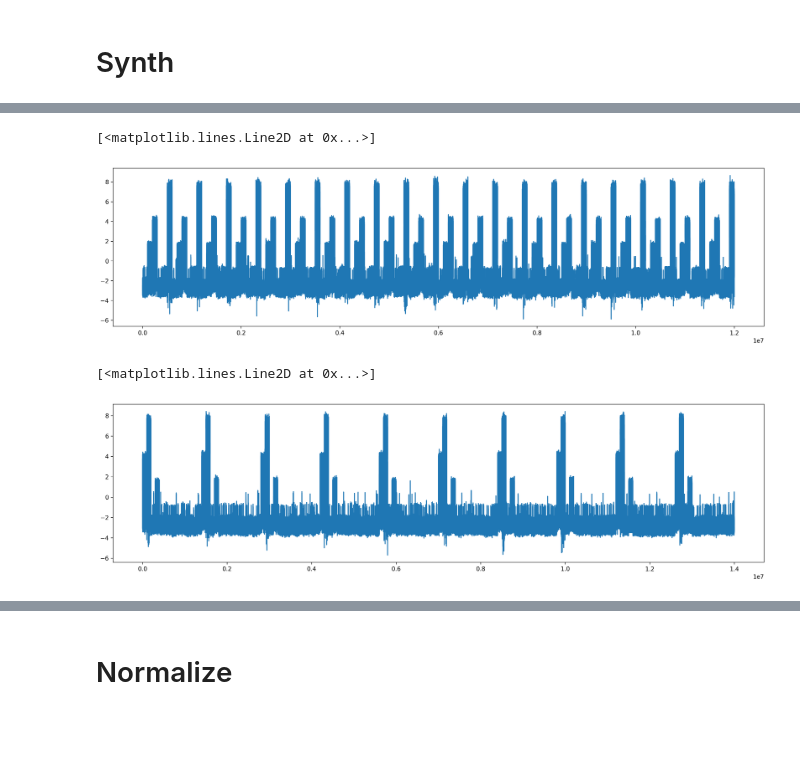
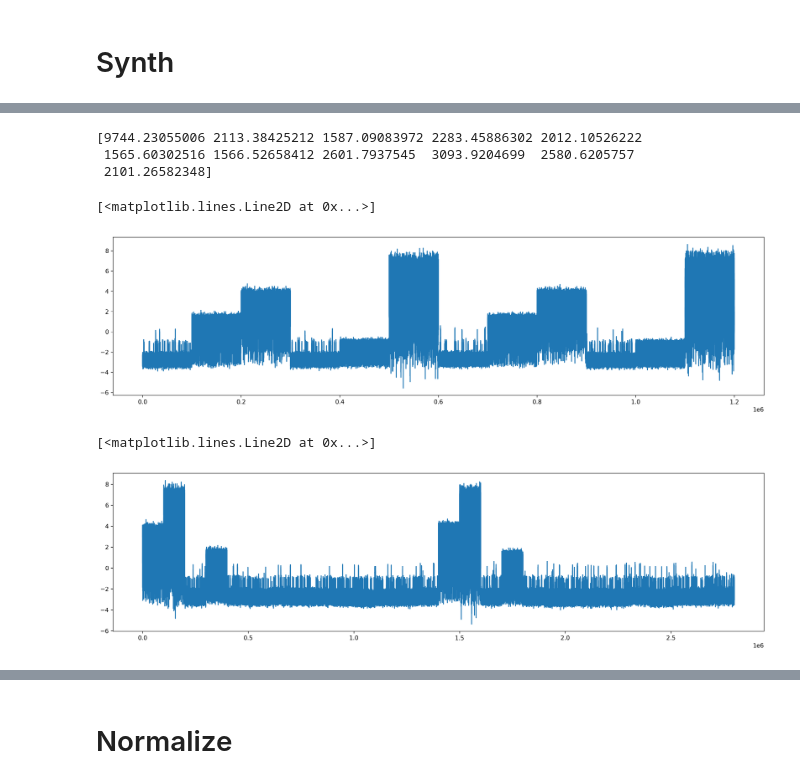
Before and after one commit to antorsae/liverpool-ion-switching, a Jupyter notebook: synthetic.ipynb, the cells around one changed output, grey strips where cells are left out. Saved outputs shown, nothing was run; the diff lists cells and outputs as text; code cells hidden in the pictures; blank space fills up the shorter version.

```diff
--- a/synthetic.ipynb
+++ b/synthetic.ipynb
@@ -146,11 +122,0 @@ low  =  low.reshape(-1,SEGMENT_SIZE)
-# %%
-def get_synth_segment_y(states,max_channels,size=SEGMENT_SIZE):
-    y = torch.zeros((size,),dtype=torch.uint8)
-    states = {'l':low, 'h':high }[states]
-    for ii,i in enumerate(np.random.choice(states.shape[0],max_channels,replace=False)):
-        o = np.random.randint(1+max(0,SEGMENT_SIZE-size))
-        y += states[i,o:o+size]
-    return y.clamp(0, 10)
-y=get_synth_segment_y('h',10,SEGMENT_SIZE)
-np.bincount(y,minlength=11)
-# (low,1), (low,1), (high,1), (high,3), (high,10), (high,5), (high,1), (high,3), (high,5), (high,10)
@@ -160,2 +122,0 @@ array([     1,     35,    494,   3456,  15304,  45704,  93610, 132561,
-# %%
-for i in range(10): print(np.bincount(get_synth_segment_y('l',5,SEGMENT_SIZE//5),minlength=11))
@@ -240,0 +255,3 @@ tensor([0., 0., 0.,  ..., 0., 0., 0.])
+# %%
+std_corr = 1 #0.9965
+std_correction = (std_corr,std_corr)
@@ -241,17 +287,46 @@ tensor([0., 0., 0.,  ..., 0., 0., 0.])
+# %%
+#test_types = [('l', 3), ('h', 3), ('h', 5), ('l', 4), ('h', 1), ('h', 10), ('h', 5), ('h', 10), ('l', 3), ('h', 3),
+#              ('l', 3), ('l', 3), ('l', 2), ('l', 4), ('l', 4), ('l',  3), ('l', 3), ('l',  2), ('l', 2), ('l', 3)]
+test_types = [('l', 3), ('h', 3), ('h', 5), ('l', 3), ('h', 1), ('h', 10), ('h', 5), ('h', 10), ('l', 3), ('h', 3),
+              ('l', 3), ('l', 3), ('l', 3), ('l', 3), ('l', 3), ('l',  3), ('l', 3), ('l',  3), ('l', 3), ('l', 3)]
+# %%
+IS_L1 = len(models) == 0
+
+N_BALANCED   = 100_000//4
+N_REBALANCED = N_BALANCED//4
+
+train_l2_types = gen_balanced(N_BALANCED//16,N_REBALANCED//16,123)
+
+train_types = gen_balanced(N_BALANCED,N_REBALANCED,
+                           WINDOW_SIZE+int(BIAS_RANGE*100)+
+                           CONV_KERNEL+CONV_DEPTH+FILTERS+HIST_BINS) if IS_L1 else train_l2_types
+
+train_s_x,train_s_y,train_s_fname = gen_cached(train_types,True)
+
+if not IS_L1:
+    for m in models:
+        pp = torch.load(f"{train_s_fname}_k_{m}")
+        train_k_x = torch.cat((train_k_x,pp),dim=-1)
+        pp = torch.load(f"{train_s_fname}_test_{m}")
+        test_x = torch.cat((test_x,pp),dim=-1)
+    #train_s_x = train_k_x
+    #train_s_y = train_k_y
+# %% [output]
+[9744.23055006 2113.38425212 1587.09083972 2283.45886302 2012.10526222
+ 1565.60302516 1566.52658412 2601.7937545  3093.9204699  2580.6205757
+ 2101.26582348]
 # %%
-test_types = [('l', 3), ('h', 3), ('h', 5), ('l', 4), ('h', 1), ('h', 10), ('h', 5), ('h', 10), ('l', 3), ('h', 3),
-              ('l', 3), ('l', 3), ('l', 2), ('l', 4), ('l', 4), ('l',  3), ('l', 3), ('l',  2), ('l', 2), ('l', 3)]
-
 flatten = lambda l: [item for sublist in l for item in sublist]
 
-#test_types_x3 = flatten((i,i,i) for i in test_types)
 public_types  = test_types[:6]*20
-private_types = test_types[6:]*10
+private_types = test_types[6:]*9
 
-public_s = np.nan * torch.empty(2,len(public_types),TEST_SEGMENT_SIZE,1)
+public_s_x = np.nan * torch.empty(len(public_types),TEST_SEGMENT_SIZE,1)
+public_s_y =          torch.empty(len(public_types),TEST_SEGMENT_SIZE,1,dtype=torch.uint8)
+sc.set_seed(1)
 for i,segment in enumerate(public_types):
-    public_s[0,i],public_s[-1,i]= get_synth_segment_xy(*segment,TEST_SEGMENT_SIZE)
-plt.plot(public_s[0].flatten())
+    public_s_x[i],public_s_y[i]= sc.get_synth_segment_xy(*segment,TEST_SEGMENT_SIZE, std_range=std_correction)
+plt.plot(public_s_x[:6*2].flatten())
 # %% [output]
 [<matplotlib.lines.Line2D at 0x...>]
-[figure, old version]
+[figure, new version]
@@ -258,8 +337,10 @@ plt.plot(public_s[0].flatten())
 # %%
-private_s = np.nan * torch.empty(2,len(private_types),TEST_SEGMENT_SIZE,1)
+private_s_x = np.nan * torch.empty(len(private_types),TEST_SEGMENT_SIZE,1)
+private_s_y =          torch.empty(len(private_types),TEST_SEGMENT_SIZE,1,dtype=torch.uint8)
+sc.set_seed(2)
 for i,segment in enumerate(private_types):
-    private_s[0,i],private_s[-1,i]= get_synth_segment_xy(*segment,TEST_SEGMENT_SIZE)
-plt.plot(private_s[0].flatten())
+    private_s_x[i],private_s_y[i]= sc.get_synth_segment_xy(*segment,TEST_SEGMENT_SIZE, std_range=std_correction)
+plt.plot(private_s_x[:14*2].flatten())
 # %% [output]
 [<matplotlib.lines.Line2D at 0x...>]
-[figure, old version]
+[figure, new version]
```
Also changed, not shown: parts of 103 cells of this notebook.
